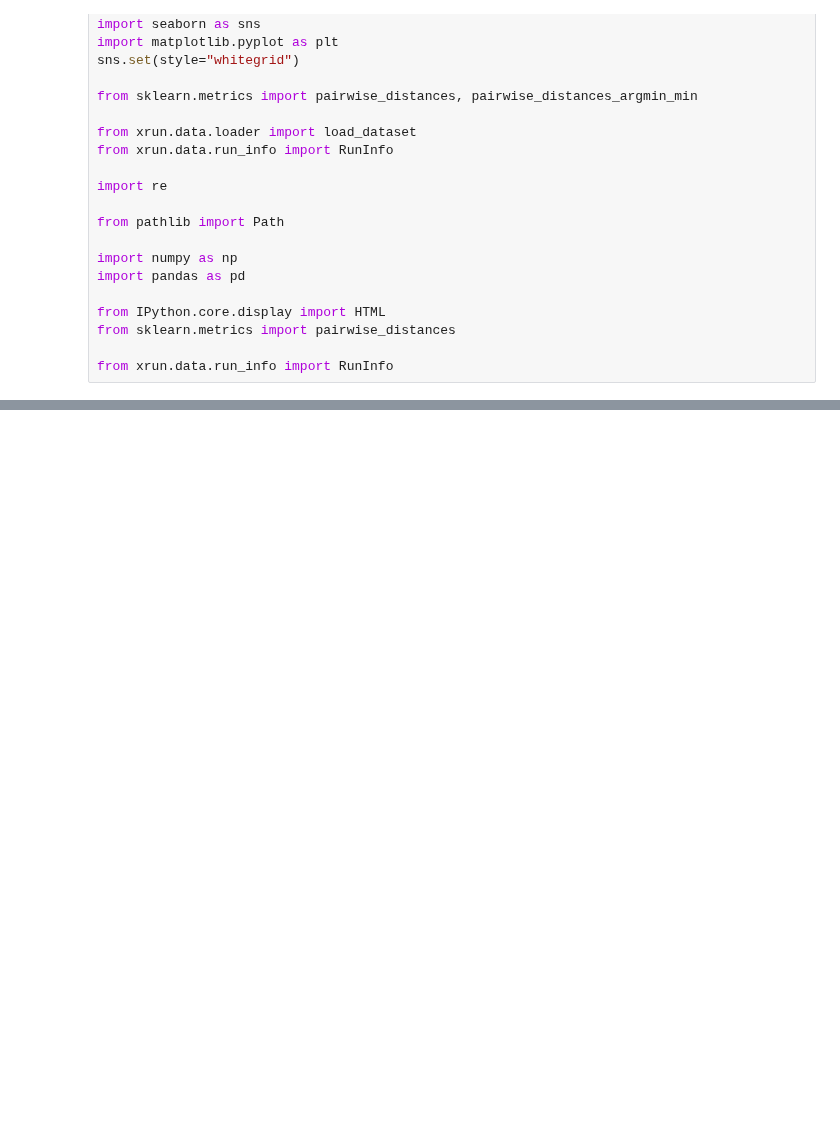
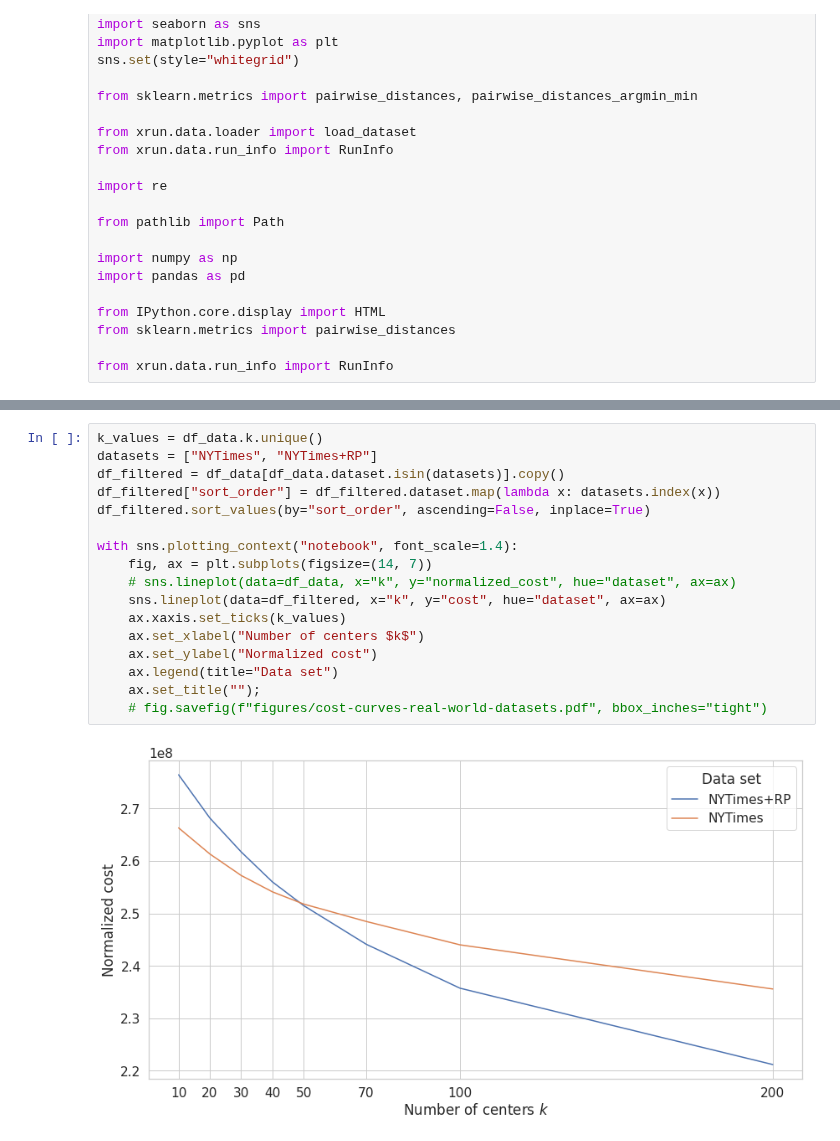
Before and after one commit to sheikhomar/coresets-bench, a Jupyter notebook: pynb/14-cost-curves.ipynb, the cells around one changed output, grey strips where cells are left out. Saved outputs shown, nothing was run; the diff lists cells and outputs as text; blank space fills up the shorter version.

```diff
--- a/pynb/14-cost-curves.ipynb
+++ b/pynb/14-cost-curves.ipynb
@@ -79,0 +95,19 @@ with sns.plotting_context("notebook", font_scale=1.4):
+# %%
+k_values = df_data.k.unique()
+datasets = ["NYTimes", "NYTimes+RP"]
+df_filtered = df_data[df_data.dataset.isin(datasets)].copy()
+df_filtered["sort_order"] = df_filtered.dataset.map(lambda x: datasets.index(x))
+df_filtered.sort_values(by="sort_order", ascending=False, inplace=True)
+
+with sns.plotting_context("notebook", font_scale=1.4):
+    fig, ax = plt.subplots(figsize=(14, 7))
+    # sns.lineplot(data=df_data, x="k", y="normalized_cost", hue="dataset", ax=ax)
+    sns.lineplot(data=df_filtered, x="k", y="cost", hue="dataset", ax=ax)
+    ax.xaxis.set_ticks(k_values)
+    ax.set_xlabel("Number of centers $k$")
+    ax.set_ylabel("Normalized cost")
+    ax.legend(title="Data set")
+    ax.set_title("");
+    # fig.savefig(f"figures/cost-curves-real-world-datasets.pdf", bbox_inches="tight")
+# %% [output]
+[figure, added]
```
Also changed, not shown: parts of 7 cells of this notebook.
